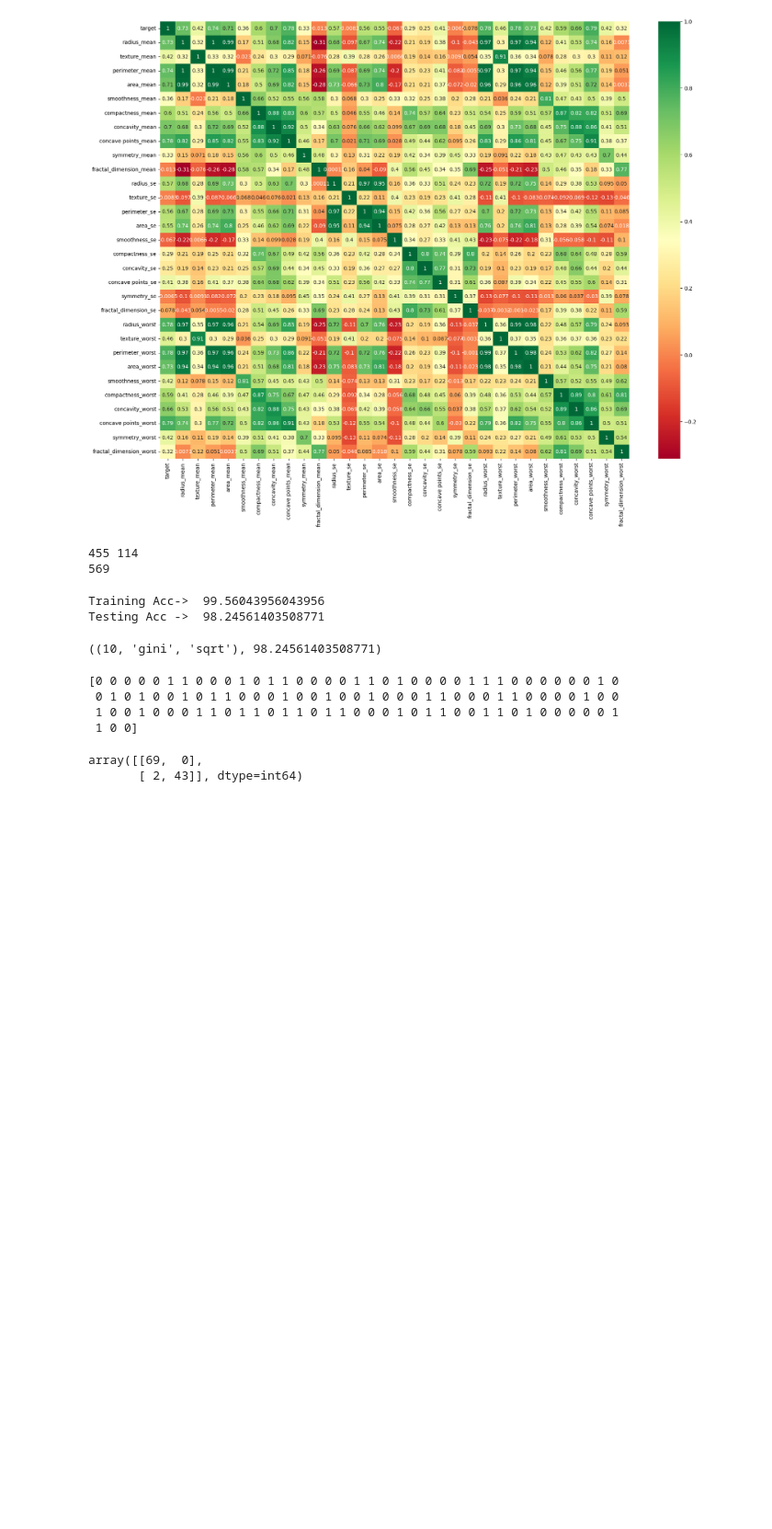
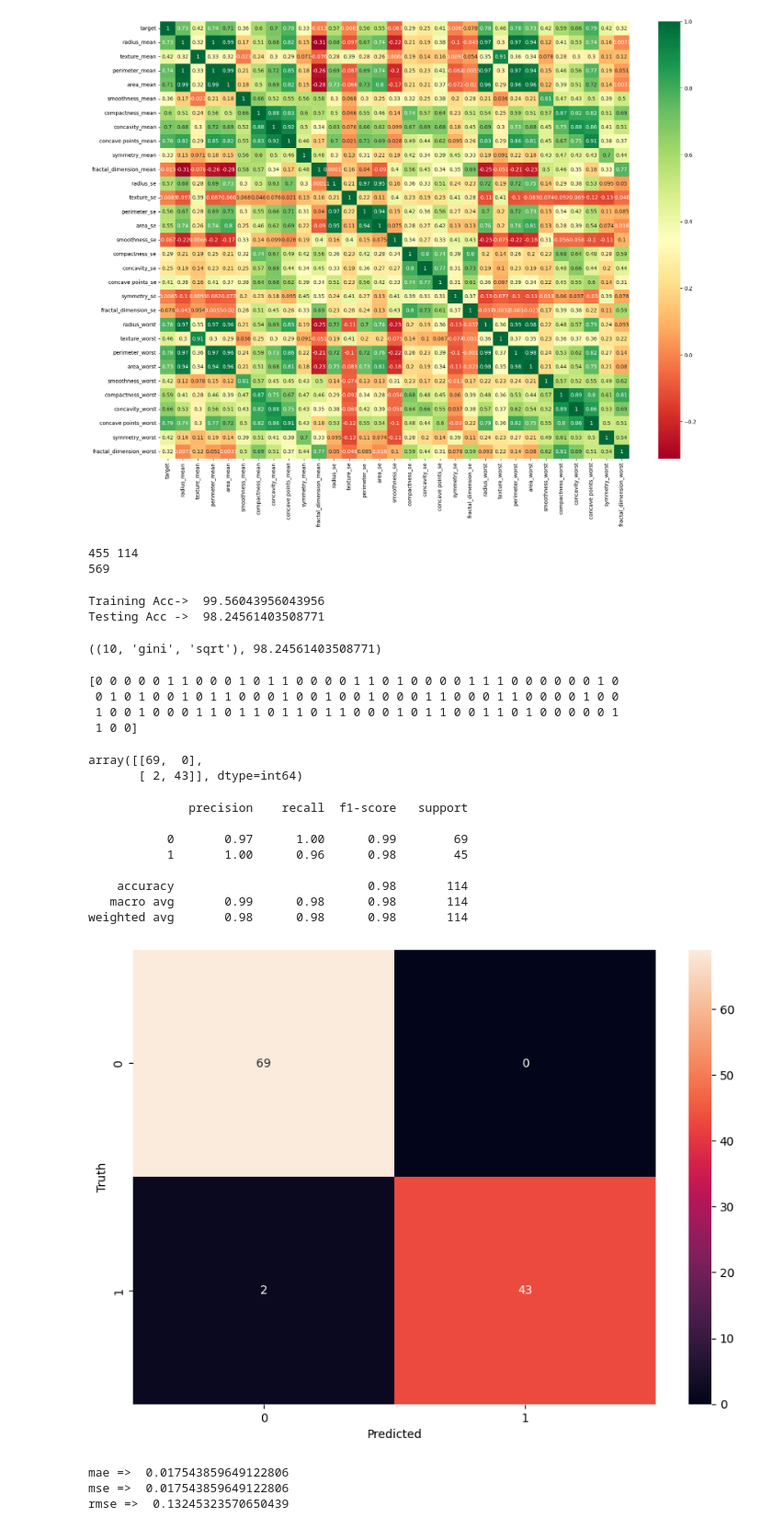
Before and after one commit to Babun001/Breast-Cancer-Detection-using-machine-learning, a Jupyter notebook: RF_Breast_Cancer.ipynb, the cells around one changed output. Shown: that part at 92% size. Saved outputs shown, nothing was run; the diff lists cells and outputs as text; code cells hidden in the pictures; blank space fills up the shorter version.

Commit message:
classification report

```diff
--- a/RF_Breast_Cancer.ipynb
+++ b/RF_Breast_Cancer.ipynb
@@ -169,3 +169,31 @@ cm
  1 0 0]
 array([[69,  0],
        [ 2, 43]], dtype=int64)
+# %%
+plt.figure(figsize=(10,7))
+sns.heatmap(cm, annot=True)
+plt.xlabel('Predicted')
+plt.ylabel('Truth')
+
+print(classification_report(y_test, y_pred))
+# %% [output]
+              precision    recall  f1-score   support
+
+           0       0.97      1.00      0.99        69
+           1       1.00      0.96      0.98        45
+
+    accuracy                           0.98       114
+   macro avg       0.99      0.98      0.98       114
+weighted avg       0.98      0.98      0.98       114
+[figure, added]
+# %%
+mae = mean_absolute_error(y_test, y_pred)
+mse = mean_squared_error(y_test, y_pred)
+rmse = np.sqrt(mse)
+print('mae => ', mae)
+print('mse => ', mse)
+print('rmse => ', rmse)
+# %% [output]
+mae =>  0.017543859649122806
+mse =>  0.017543859649122806
+rmse =>  0.13245323570650439
```
Also changed, not shown: parts of 1 cell of this notebook.
